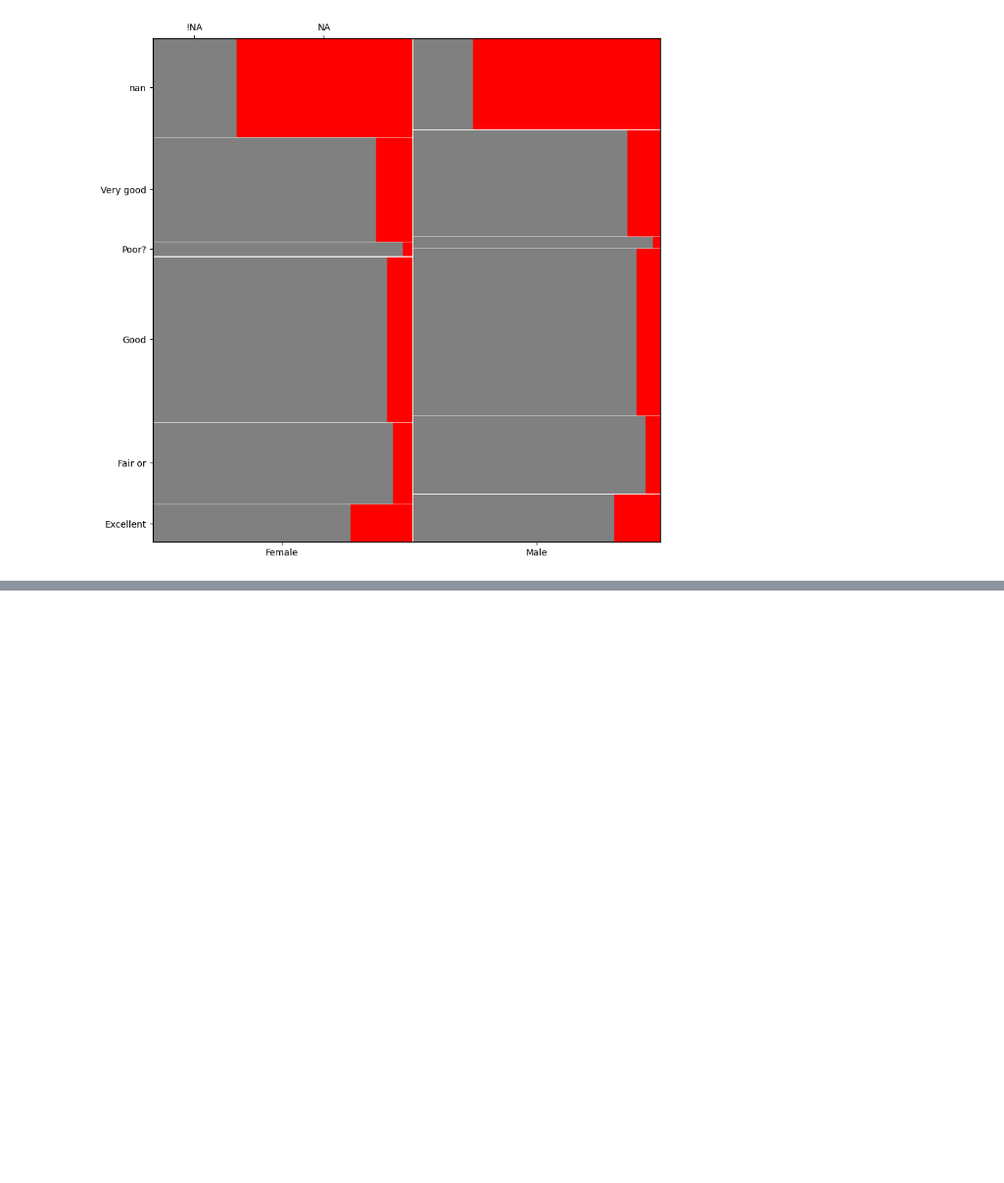
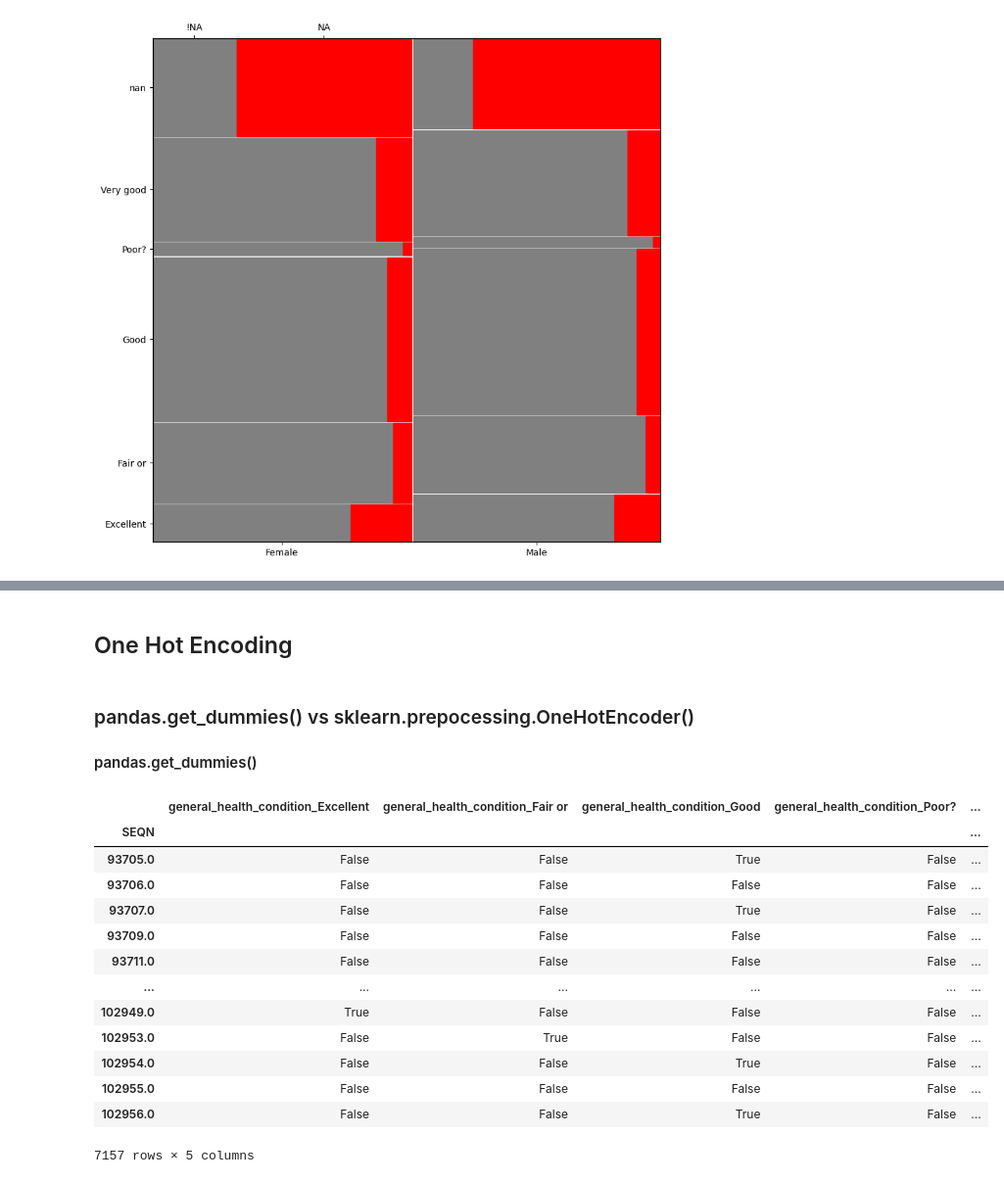
Before and after one commit to oscardbocanegra/learning_platzi, a Jupyter notebook: dataScientistPython/datos_faltantes_imputacion/live-download-data-and-load-it.ipynb, the cells around one changed output, grey strips where cells are left out. Shown at 98% size. Cells and saved outputs as stored; diff of their text form; code cells hidden in the pictures; blank space fills up the shorter version.

```diff
--- a/dataScientistPython/datos_faltantes_imputacion/live-download-data-and-load-it.ipynb
+++ b/dataScientistPython/datos_faltantes_imputacion/live-download-data-and-load-it.ipynb
@@ -251,0 +319,28 @@ fig, ax = plt.subplots(figsize=(10,10))
+# %% [markdown]
+## One Hot Encoding
+# %%
+nhanes_transformed_df2 = nhanes_df.copy(deep=True)
+# %% [markdown]
+### pandas.get_dummies() vs sklearn.prepocessing.OneHotEncoder()
+#### pandas.get_dummies()
+# %%
+(
+    nhanes_transformed_df2
+    .select_columns("general_health_condition")
+    .pipe(pd.get_dummies)
+)
+# %% [output]
+|  | general_health_condition_Excellent | general_health_condition_Fair or | general_health_condition_Good | general_health_condition_Poor? | ... |
+| SEQN |  |  |  |  | ... |
+| 93705.0 | False | False | True | False | ... |
+| 93706.0 | False | False | False | False | ... |
+| 93707.0 | False | False | True | False | ... |
+| 93709.0 | False | False | False | False | ... |
+| 93711.0 | False | False | False | False | ... |
+| ... | ... | ... | ... | ... | ... |
+| 102949.0 | True | False | False | False | ... |
+| 102953.0 | False | True | False | False | ... |
+| 102954.0 | False | False | True | False | ... |
+| 102955.0 | False | False | False | False | ... |
+| 102956.0 | False | False | True | False | ... |
+7157 rows × 5 columns
```
Also changed, not shown: parts of 18 cells of this notebook.
